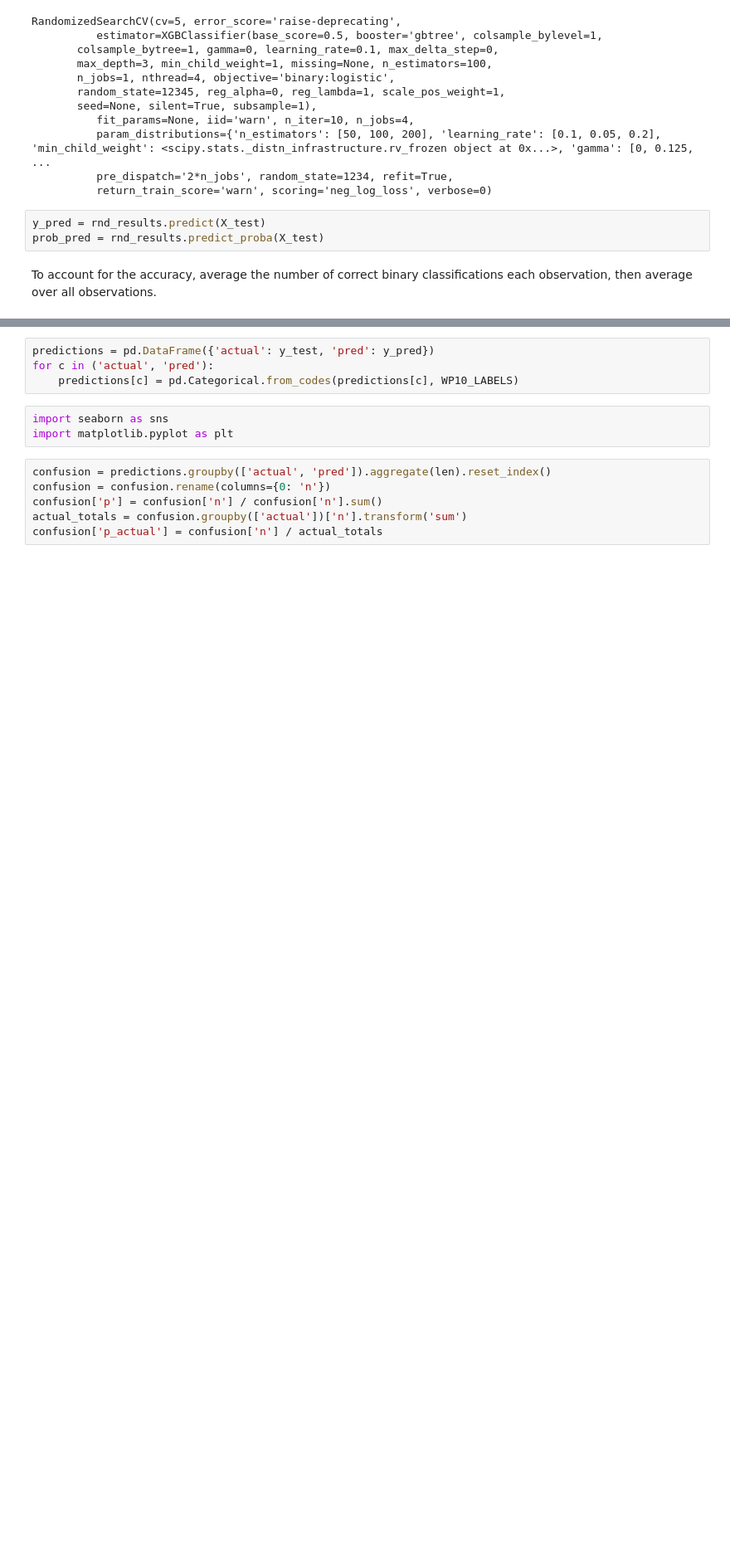
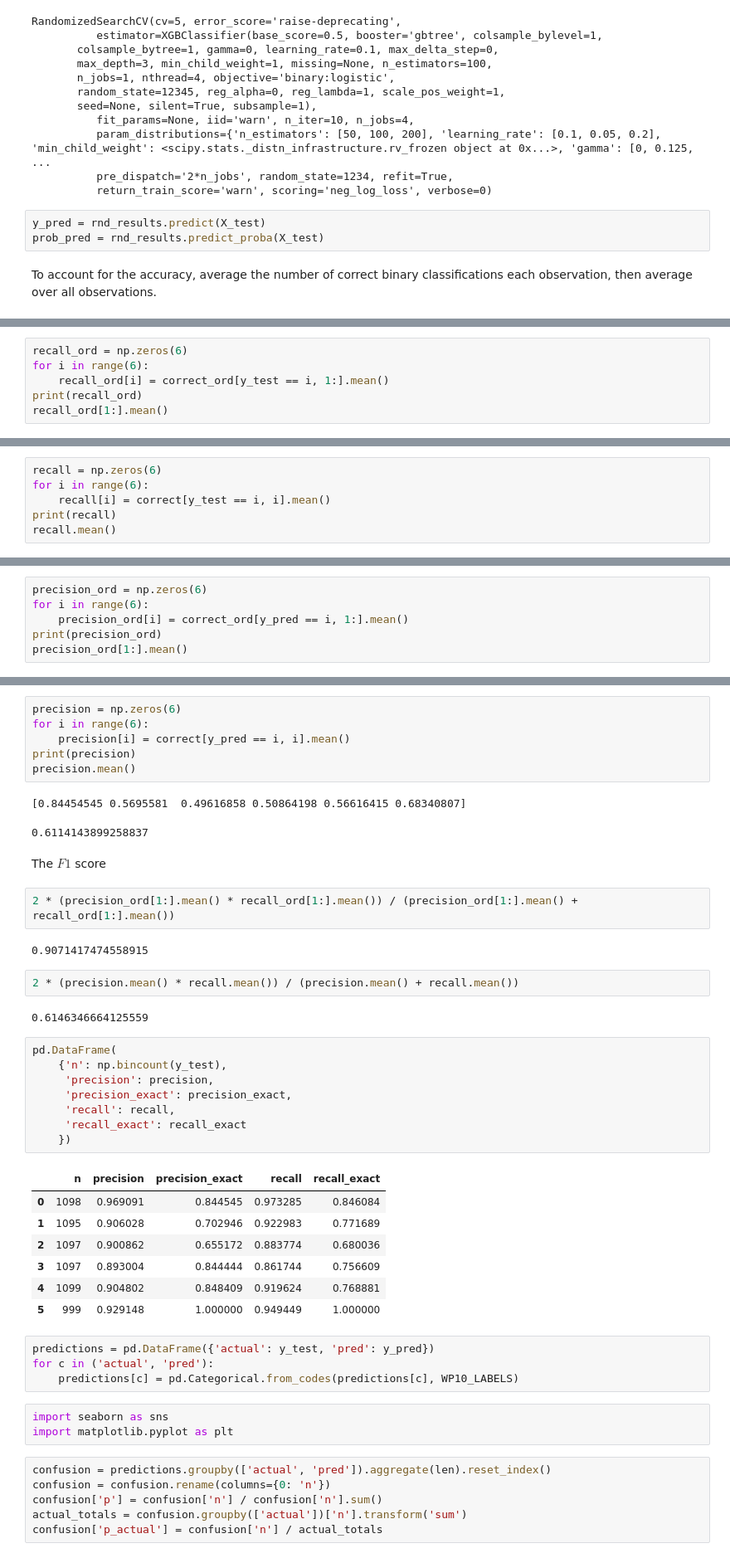
Before and after one commit to jrnold/wikidit, a Jupyter notebook: notebooks/quality_predictions.ipynb, the cells around one changed output, grey strips where cells are left out. Shown at 83% size. Cells and saved outputs as stored; diff of their text form; blank space fills up the shorter version.

```diff
--- a/notebooks/quality_predictions.ipynb
+++ b/notebooks/quality_predictions.ipynb
@@ -112,0 +135,6 @@ To account for the accuracy, average the number of correct binary classification
+# %%
+recall_ord = np.zeros(6)
+for i in range(6):
+    recall_ord[i] = correct_ord[y_test == i, 1:].mean()
+print(recall_ord)
+recall_ord[1:].mean()
@@ -112,0 +144,6 @@ To account for the accuracy, average the number of correct binary classification
+# %%
+recall = np.zeros(6)
+for i in range(6):
+    recall[i] = correct[y_test == i, i].mean()
+print(recall)
+recall.mean()
@@ -112,0 +153,6 @@ To account for the accuracy, average the number of correct binary classification
+# %%
+precision_ord = np.zeros(6)
+for i in range(6):
+    precision_ord[i] = correct_ord[y_pred == i, 1:].mean()
+print(precision_ord)
+precision_ord[1:].mean()
@@ -113,3 +162,38 @@ To account for the accuracy, average the number of correct binary classification
+# %%
+precision = np.zeros(6)
+for i in range(6):
+    precision[i] = correct[y_pred == i, i].mean()
+print(precision)
+precision.mean()
+# %% [output]
+[0.84454545 0.5695581  0.49616858 0.50864198 0.56616415 0.68340807]
+0.6114143899258837
+# %% [markdown]
+The $F1$ score
+# %%
+2 * (precision_ord[1:].mean() * recall_ord[1:].mean()) / (precision_ord[1:].mean() + recall_ord[1:].mean())
+# %% [output]
+0.9071417474558915
+# %%
+2 * (precision.mean() * recall.mean()) / (precision.mean() + recall.mean())
+# %% [output]
+0.6146346664125559
+# %%
+pd.DataFrame(
+    {'n': np.bincount(y_test),
+     'precision': precision,
+     'precision_exact': precision_exact,
+     'recall': recall,
+     'recall_exact': recall_exact
+    })
+# %% [output]
+|  | n | precision | precision_exact | recall | recall_exact |
+| 0 | 1098 | 0.969091 | 0.844545 | 0.973285 | 0.846084 |
+| 1 | 1095 | 0.906028 | 0.702946 | 0.922983 | 0.771689 |
+| 2 | 1097 | 0.900862 | 0.655172 | 0.883774 | 0.680036 |
+| 3 | 1097 | 0.893004 | 0.844444 | 0.861744 | 0.756609 |
+| 4 | 1099 | 0.904802 | 0.848409 | 0.919624 | 0.768881 |
+| 5 | 999 | 0.929148 | 1.000000 | 0.949449 | 1.000000 |
 # %%
 predictions = pd.DataFrame({'actual': y_test, 'pred': y_pred})
 for c in ('actual', 'pred'):
```
Also changed, not shown: parts of 13 cells of this notebook, 8 other files.
